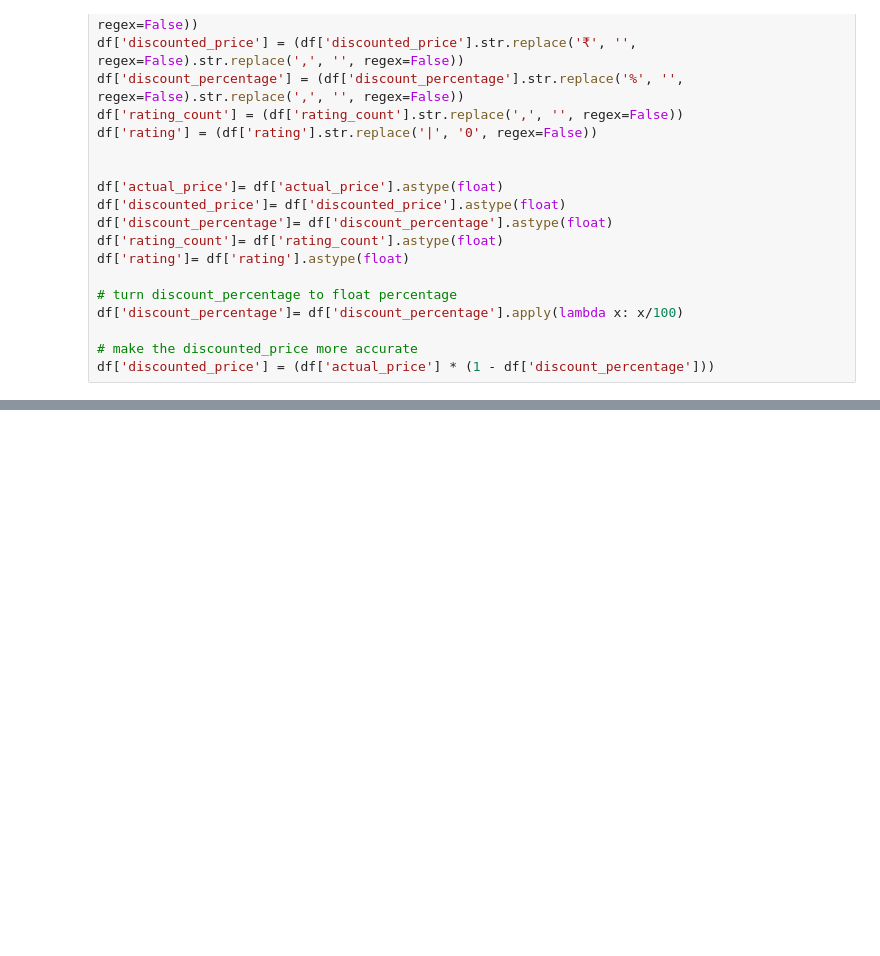
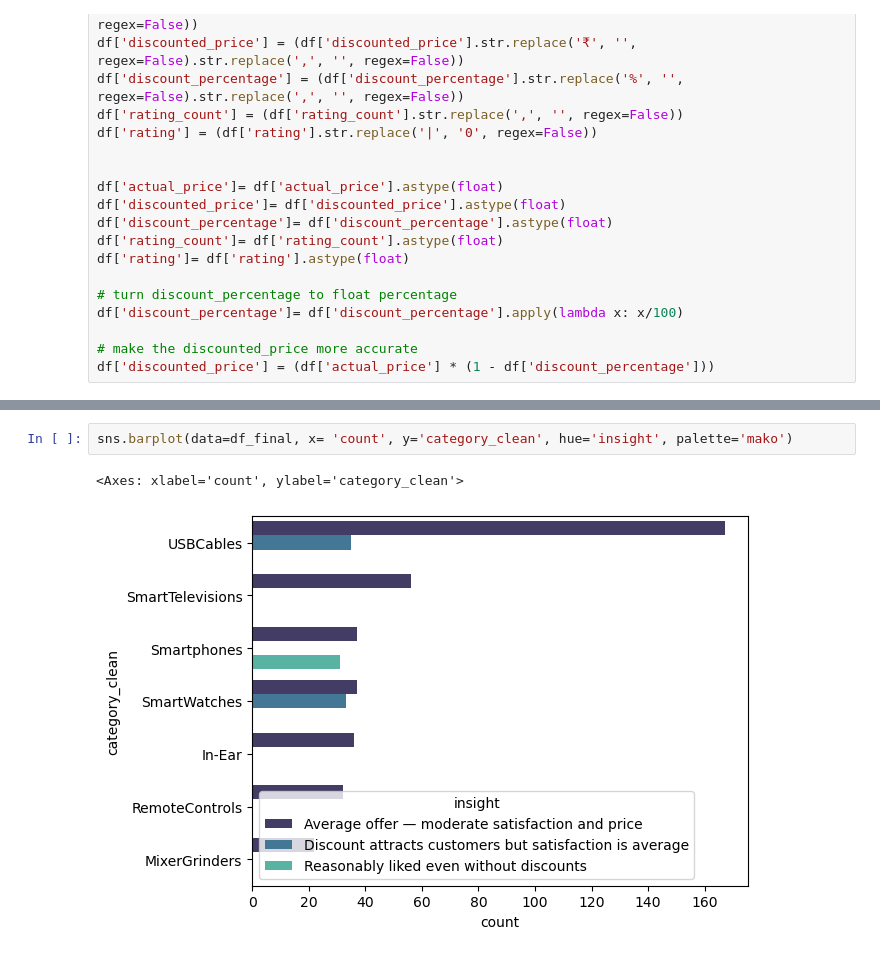
Before and after one commit to Mina-Makram-001/3_Amazon_Sales_Analysis_Project, a Jupyter notebook: 3_Business-Oriented_Questions/1_.ipynb, the cells around one changed output, grey strips where cells are left out. Drawn from its saved outputs; the diff is of its cells as text; blank space fills up the shorter version.

```diff
--- a/3_Business-Oriented_Questions/1_.ipynb
+++ b/3_Business-Oriented_Questions/1_.ipynb
@@ -41,0 +229,5 @@ df['discounted_price'] = (df['actual_price'] * (1 - df['discount_percentage']))
+# %%
+sns.barplot(data=df_final, x= 'count', y='category_clean', hue='insight', palette='mako')
+# %% [output]
+<Axes: xlabel='count', ylabel='category_clean'>
+[figure, added]
```
Also changed, not shown: parts of 13 cells of this notebook, 1 other file.
